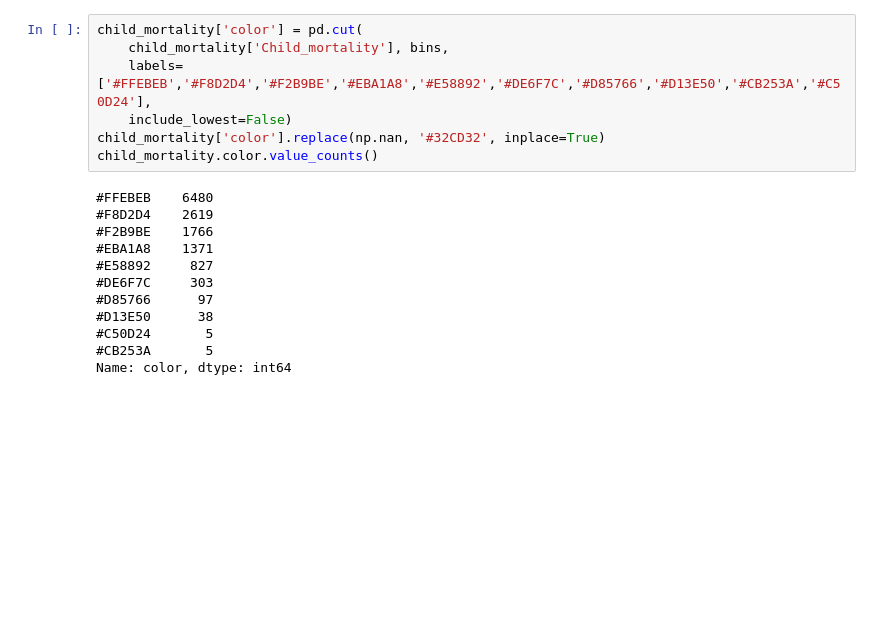
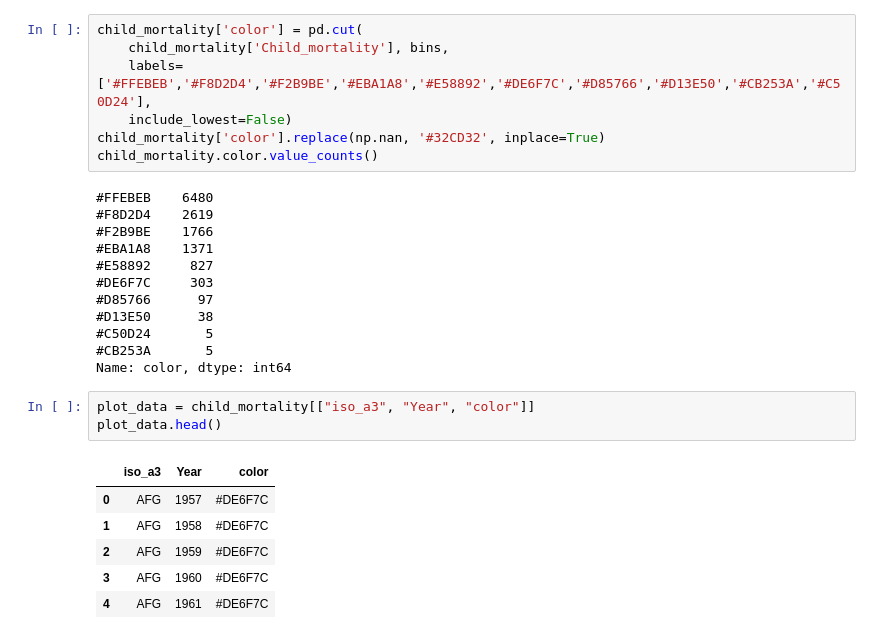
Before and after one commit to abhijeetknayak/Utilities, a Jupyter notebook: Data-Science/Country-Data/country-data-analysis.ipynb, the cells around one changed output. Saved outputs shown, nothing was run; the diff lists cells and outputs as text; blank space fills up the shorter version.

Commit message:
Creating the plot dict for the time slider chorpleth

```diff
--- a/Data-Science/Country-Data/country-data-analysis.ipynb
+++ b/Data-Science/Country-Data/country-data-analysis.ipynb
@@ -252,3 +252,13 @@ child_mortality.color.value_counts()
 #C50D24       5
 #CB253A       5
 Name: color, dtype: int64
+# %%
+plot_data = child_mortality[["iso_a3", "Year", "color"]]
+plot_data.head()
+# %% [output]
+|  | iso_a3 | Year | color |
+| 0 | AFG | 1957 | #DE6F7C |
+| 1 | AFG | 1958 | #DE6F7C |
+| 2 | AFG | 1959 | #DE6F7C |
+| 3 | AFG | 1960 | #DE6F7C |
+| 4 | AFG | 1961 | #DE6F7C |
```
Also changed, not shown: parts of 4 cells of this notebook.
